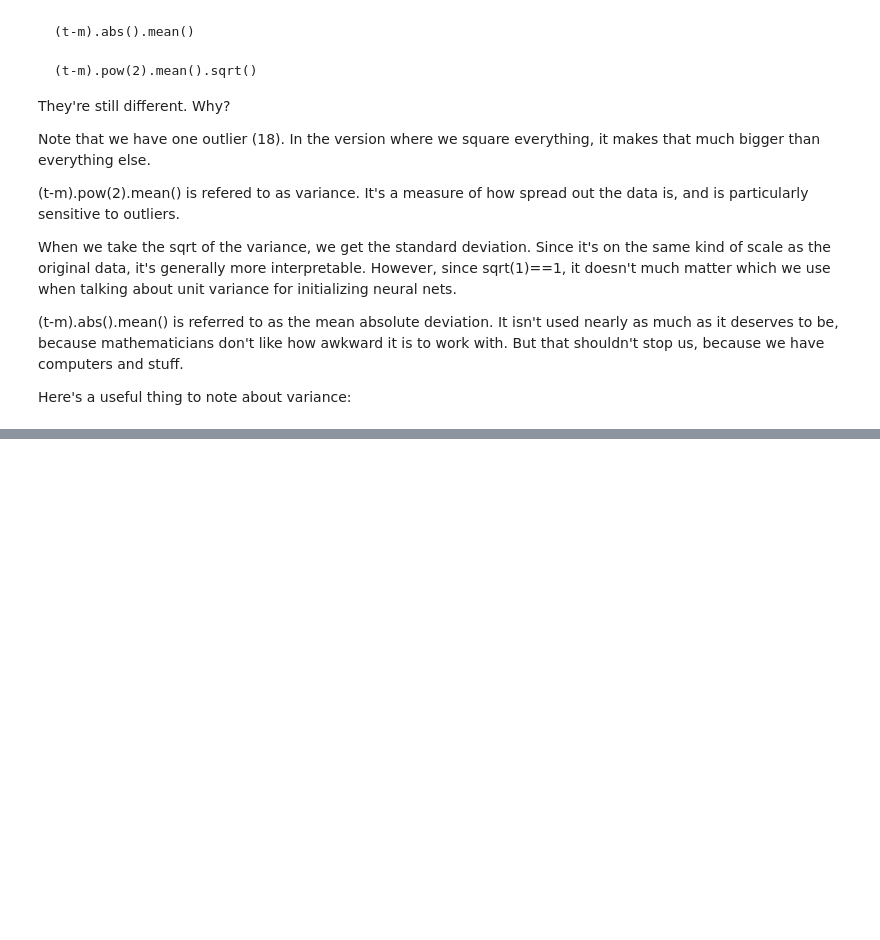
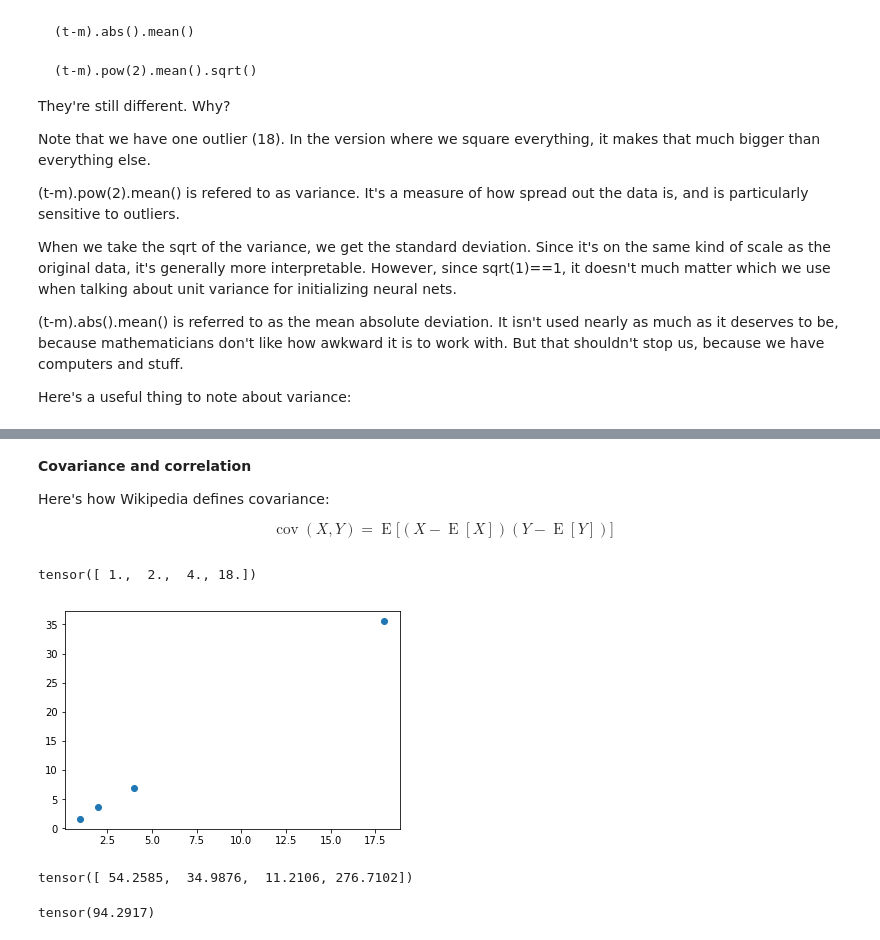
Before and after one commit to RaiAnant/fast.ai_dl2_notebooks, a Jupyter notebook: notebooks/dl2_fastai_lec10_basics.ipynb, the cells around one changed output, grey strips where cells are left out. Drawn from its saved outputs; the diff is of its cells as text; code cells hidden in the pictures; blank space fills up the shorter version.

```diff
--- a/notebooks/dl2_fastai_lec10_basics.ipynb
+++ b/notebooks/dl2_fastai_lec10_basics.ipynb
@@ -306,0 +321,27 @@ Here's a useful thing to note about variance:
+# %% [markdown]
+
+**Covariance and correlation**
+
+Here's how Wikipedia defines covariance:
+
+$$\operatorname{cov}(X,Y) = \operatorname{E}{\big[(X - \operatorname{E}[X])(Y - \operatorname{E}[Y])\big]}$$
+# %%
+t
+# %% [output]
+tensor([ 1.,  2.,  4., 18.])
+# %%
+# `u` is twice `t`, plus a bit of randomness
+u = t*2
+u *= torch.randn_like(t)/10+0.95
+
+plt.scatter(t, u);
+# %% [output]
+[figure, added]
+# %%
+prod = (t-t.mean())*(u-u.mean()); prod
+# %% [output]
+tensor([ 54.2585,  34.9876,  11.2106, 276.7102])
+# %%
+prod.mean()
+# %% [output]
+tensor(94.2917)
```
Also changed, not shown: parts of 10 cells of this notebook.
